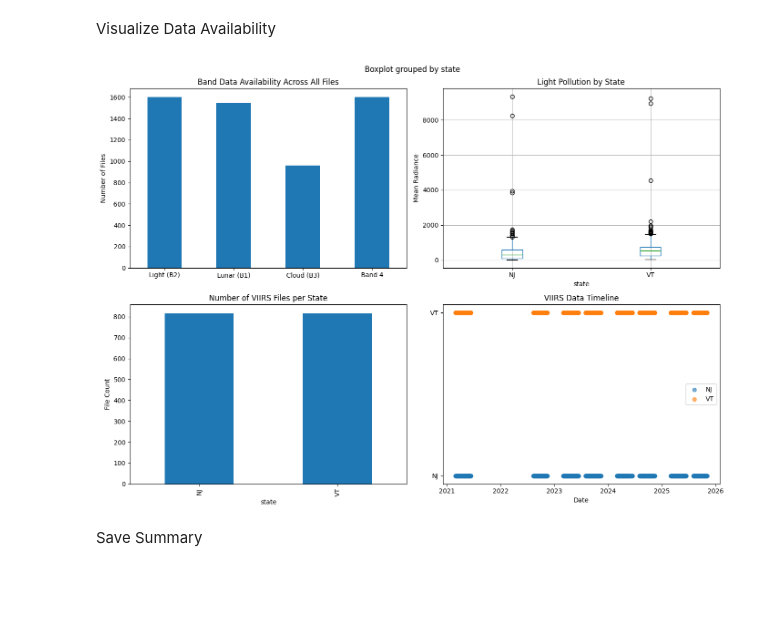
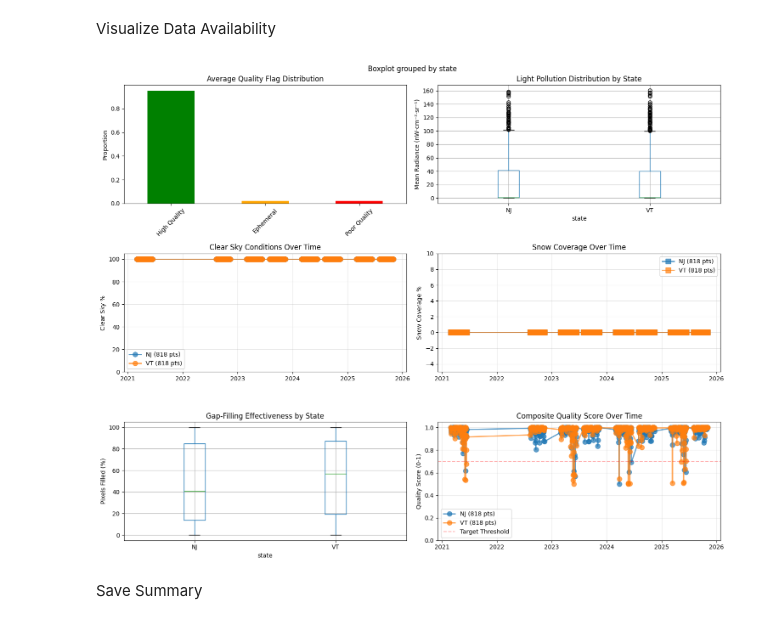
Before and after one commit to tatendakasirori/AI_4_ALL_project, a Jupyter notebook: notebooks/01_data_exploration.ipynb, the cells around one changed output. Drawn from its saved outputs; the diff is of its cells as text; code cells hidden in the pictures; blank space fills up the shorter version.

Commit message:
Add processed data, reports, figures, and notebooks from data cleaning and exploration

```diff
--- a/notebooks/01_data_exploration.ipynb
+++ b/notebooks/01_data_exploration.ipynb
@@ -140,0 +207,9 @@ BirdCast-only dates: 28
+# %%
+for state in ['NJ', 'VT']:
+    state_count = (df_summary['state'] == state).sum()
+    print(f"{state}: {state_count} observations")
+    if state_count > 0:
+        state_data = df_summary[df_summary['state'] == state]
+        print(f"  Date range: {state_data['date'].min()} to {state_data['date'].max()}")
+        print(f"  Cloud clear % range: {state_data['cloud_clear_pct'].min()*100:.1f}% - {state_data['cloud_clear_pct'].max()*100:.1f}%")
+        print(f"  Snow coverage % range: {state_data['snow_coverage_pct'].min()*100:.1f}% - {state_data['snow_coverage_pct'].max()*100:.1f}%")
@@ -141,36 +225,81 @@ BirdCast-only dates: 28
 # %% [markdown]
 Visualize Data Availability
 # %%
-fig, axes = plt.subplots(2, 2, figsize=(14, 10))
+fig, axes = plt.subplots(3, 2, figsize=(15, 12))
 
-# Band availability
-availability = df_summary[['has_light_data', 'has_lunar_data', 'has_cloud_mask', 'has_band4_data']].sum()
-availability.plot(kind='bar', ax=axes[0,0], title='Band Data Availability Across All Files')
-axes[0,0].set_ylabel('Number of Files')
-axes[0,0].set_xticklabels(['Light (B2)', 'Lunar (B1)', 'Cloud (B3)', 'Band 4'], rotation=0)
+# 1. Quality Flag Distribution
+quality_cols = ['quality_high_pct', 'quality_ephemeral_pct', 'quality_poor_pct']
+df_summary[quality_cols].mean().plot(kind='bar', ax=axes[0,0],
+                                      title='Average Quality Flag Distribution',
+                                      color=['green', 'orange', 'red'])
+axes[0,0].set_ylabel('Proportion')
+axes[0,0].set_xticklabels(['High Quality', 'Ephemeral', 'Poor Quality'], rotation=45)
 
-# Light pollution distribution
+# 2. Light Pollution by State
 df_summary.boxplot(column='light_mean', by='state', ax=axes[0,1])
-axes[0,1].set_title('Light Pollution by State')
-axes[0,1].set_ylabel('Mean Radiance')
+axes[0,1].set_title('Light Pollution Distribution by State')
+axes[0,1].set_ylabel('Mean Radiance (nW·cm⁻²·sr⁻¹)')
+plt.sca(axes[0,1])
+plt.xticks(rotation=0)
 
-# Temporal coverage
-df_summary.groupby('state')['date'].count().plot(kind='bar', ax=axes[1,0], title='Number of VIIRS Files per State')
-axes[1,0].set_ylabel('File Count')
-
-# Date timeline
+# 3. Cloud Coverage Over Time
 for state in ['NJ', 'VT']:
     state_data = df_summary[df_summary['state'] == state].sort_values('date')
-    axes[1,1].scatter(state_data['date'], [state]*len(state_data), label=state, alpha=0.6)
-axes[1,1].set_title('VIIRS Data Timeline')
-axes[1,1].set_xlabel('Date')
+    if len(state_data) > 0:
+        axes[1,0].plot(state_data['date'], state_data['cloud_clear_pct']*100,
+                       marker='o', markersize=8, label=f'{state} ({len(state_data)} pts)',
+                       alpha=0.7, linewidth=2)
+axes[1,0].set_title('Clear Sky Conditions Over Time')
+axes[1,0].set_ylabel('Clear Sky %')
+axes[1,0].set_ylim(0, 105)
+axes[1,0].legend()
+axes[1,0].grid(True, alpha=0.3)
+
+# 4. Snow Coverage Timeline
+for state in ['NJ', 'VT']:
+    state_data = df_summary[df_summary['state'] == state].sort_values('date')
+    if len(state_data) > 0:
+        axes[1,1].plot(state_data['date'], state_data['snow_coverage_pct']*100,
+                       marker='s', markersize=8, label=f'{state} ({len(state_data)} pts)',
+                       alpha=0.7, linewidth=2)
+axes[1,1].set_title('Snow Coverage Over Time')
+axes[1,1].set_ylabel('Snow Coverage %')
+axes[1,1].set_ylim(-5, max(df_summary['snow_coverage_pct'].max()*100 + 5, 10))
 axes[1,1].legend()
+axes[1,1].grid(True, alpha=0.3)
+
+# 5. Gap-Filling Effectiveness
+df_summary['gap_fill_pct'] = df_summary['gap_fill_effectiveness'] * 100
+df_summary.boxplot(column='gap_fill_pct', by='state', ax=axes[2,0])
+axes[2,0].set_title('Gap-Filling Effectiveness by State')
+axes[2,0].set_ylabel('Pixels Filled (%)')
+plt.sca(axes[2,0])
+plt.xticks(rotation=0)
+
+# 6. Data Quality Score
+df_summary['quality_score'] = (
+    df_summary['quality_high_pct'] * 0.5 +
+    df_summary['cloud_clear_pct'] * 0.3 +
+    (1 - df_summary['snow_coverage_pct']) * 0.2
+)
+for state in ['NJ', 'VT']:
+    state_data = df_summary[df_summary['state'] == state].sort_values('date')
+    if len(state_data) > 0:
+        axes[2,1].plot(state_data['date'], state_data['quality_score'],
+                       marker='o', markersize=8, label=f'{state} ({len(state_data)} pts)',
+                       alpha=0.7, linewidth=2)
+axes[2,1].set_title('Composite Quality Score Over Time')
+axes[2,1].set_ylabel('Quality Score (0-1)')
+axes[2,1].set_ylim(0, 1.05)
+axes[2,1].axhline(y=0.7, color='r', linestyle='--', alpha=0.3, label='Target Threshold')
+axes[2,1].legend()
+axes[2,1].grid(True, alpha=0.3)
 
 plt.tight_layout()
-plt.savefig('../outputs/figures/data_quality/data_availability_overview.png', dpi=300)
+plt.savefig('../outputs/figures/data_quality/viirs_7band_quality_analysis.png', dpi=300, bbox_inches='tight')
 plt.show()
 # %% [output]
-[figure, old version]
+[figure, new version]
 # %% [markdown]
 Save Summary
 # %%
```
Also changed, not shown: parts of 10 cells of this notebook, 11 other files.
